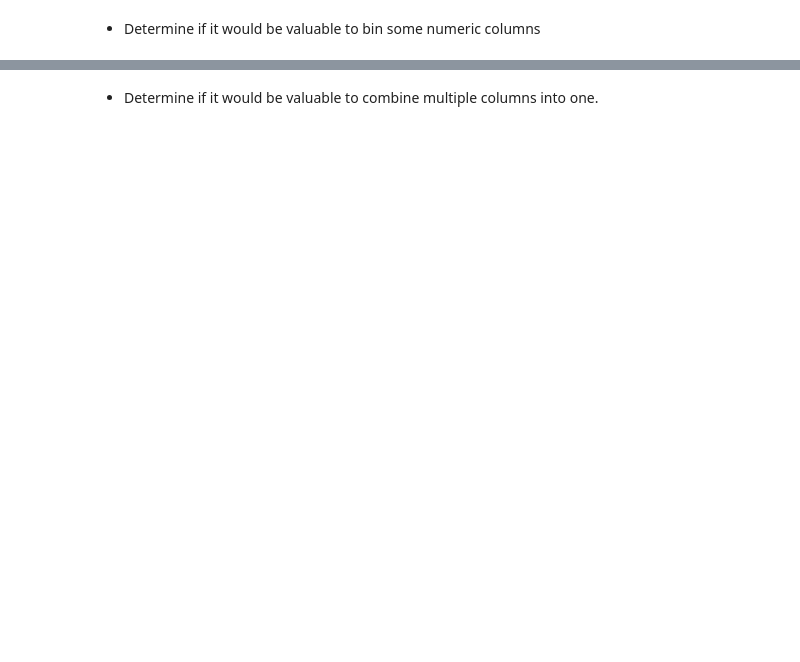
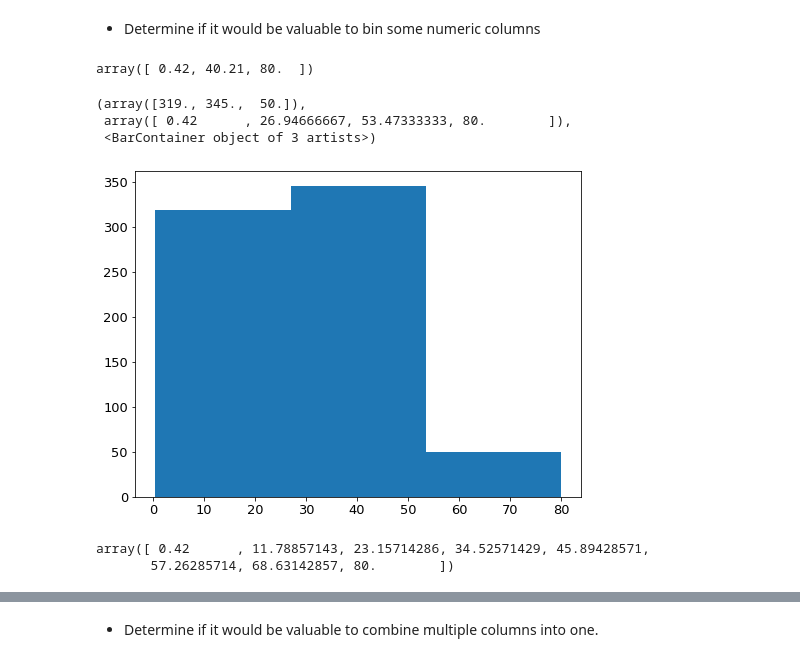
Before and after one commit to Jason-R-Turner/classification-exercises, a Jupyter notebook: classification_exercises.ipynb, the cells around one changed output, grey strips where cells are left out. Cells and saved outputs as stored; diff of their text form; code cells hidden in the pictures; blank space fills up the shorter version.

```diff
--- a/classification_exercises.ipynb
+++ b/classification_exercises.ipynb
@@ -1370,2 +1555,22 @@ titanic_df.head()
 # %% [markdown]
 - Determine if it would be valuable to bin some numeric columns
+# %%
+min_value = titanic_df['age'].min()
+max_value = titanic_df['age'].max()
+age_bins = np.linspace(min_value,max_value,3)
+age_bins
+# %% [output]
+array([ 0.42, 40.21, 80.  ])
+# %%
+plt.hist(titanic_df['age'], bins=3)
+# %% [output]
+(array([319., 345.,  50.]),
+ array([ 0.42      , 26.94666667, 53.47333333, 80.        ]),
+ <BarContainer object of 3 artists>)
+[figure, added]
+# %%
+age_bins = np.linspace(min_value,max_value,8)
+age_bins
+# %% [output]
+array([ 0.42      , 11.78857143, 23.15714286, 34.52571429, 45.89428571,
+       57.26285714, 68.63142857, 80.        ])
```
Also changed, not shown: parts of 20 cells of this notebook, 3 other files.
